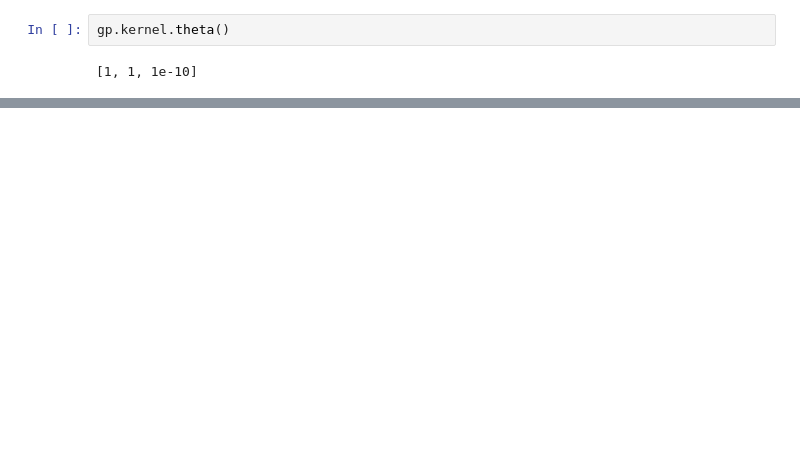
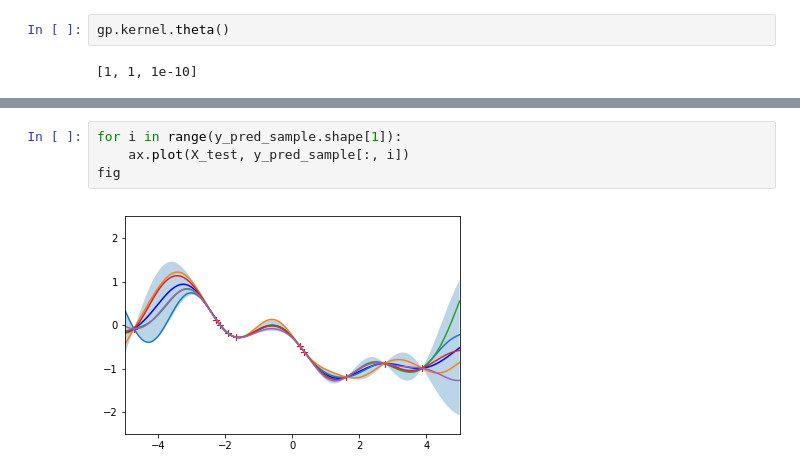
Before and after one commit to michaeloneill/GaussianProcesses, a Jupyter notebook: GP2.ipynb, the cells around one changed output, grey strips where cells are left out. Drawn from its saved outputs; the diff is of its cells as text; blank space fills up the shorter version.

```diff
--- a/GP2.ipynb
+++ b/GP2.ipynb
@@ -200,0 +219,6 @@ ValueError: All dimensions of input must be of equal length
+# %%
+for i in range(y_pred_sample.shape[1]):
+    ax.plot(X_test, y_pred_sample[:, i])
+fig
+# %% [output]
+[figure, added]
```
Also changed, not shown: parts of 12 cells of this notebook.
